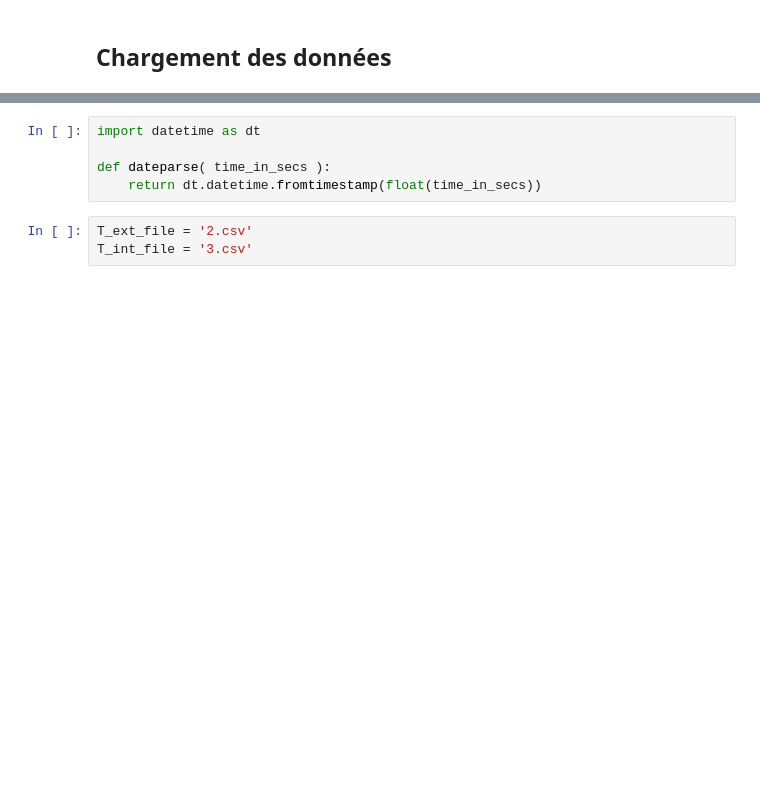
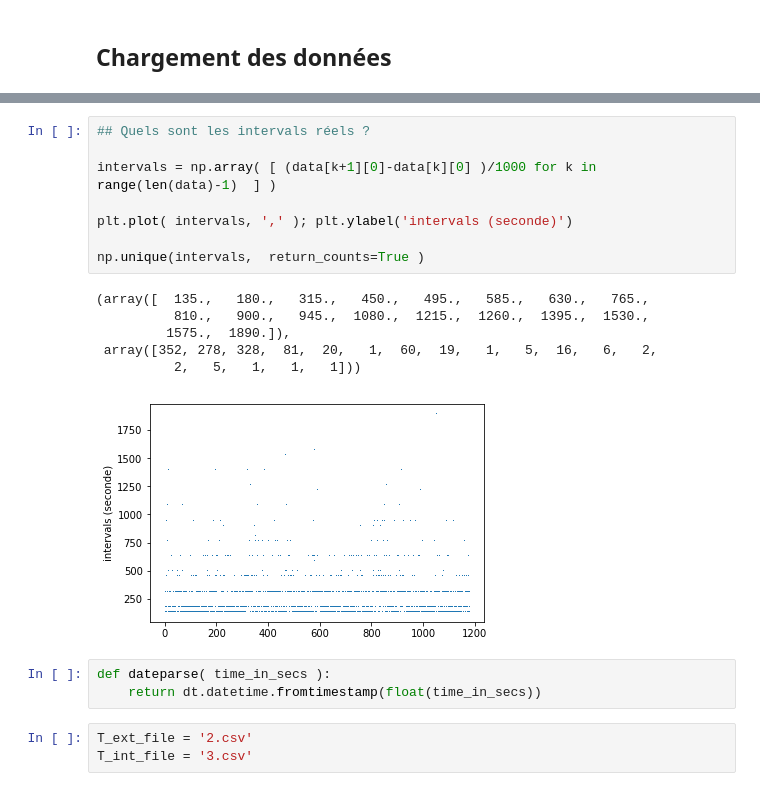
Before and after one commit to xdze2/thermique_appart, a Jupyter notebook: Model01.ipynb, the cells around one changed output, grey strips where cells are left out. Cells and saved outputs as stored; diff of their text form; blank space fills up the shorter version.

```diff
--- a/Model01.ipynb
+++ b/Model01.ipynb
@@ -9,6 +157,19 @@ import pandas as pd
+# %%
+## Quels sont les intervals réels ?
+
+intervals = np.array( [ (data[k+1][0]-data[k][0] )/1000 for k in range(len(data)-1)  ] )
+
+plt.plot( intervals, ',' ); plt.ylabel('intervals (seconde)')
+
+np.unique(intervals,  return_counts=True )
+# %% [output]
+(array([  135.,   180.,   315.,   450.,   495.,   585.,   630.,   765.,
+          810.,   900.,   945.,  1080.,  1215.,  1260.,  1395.,  1530.,
+         1575.,  1890.]),
+ array([352, 278, 328,  81,  20,   1,  60,  19,   1,   5,  16,   6,   2,
+          2,   5,   1,   1,   1]))
+[figure, added]
 # %%
-import datetime as dt
-
 def dateparse( time_in_secs ):
     return dt.datetime.fromtimestamp(float(time_in_secs))
 # %%
```
Also changed, not shown: parts of 27 cells of this notebook.
